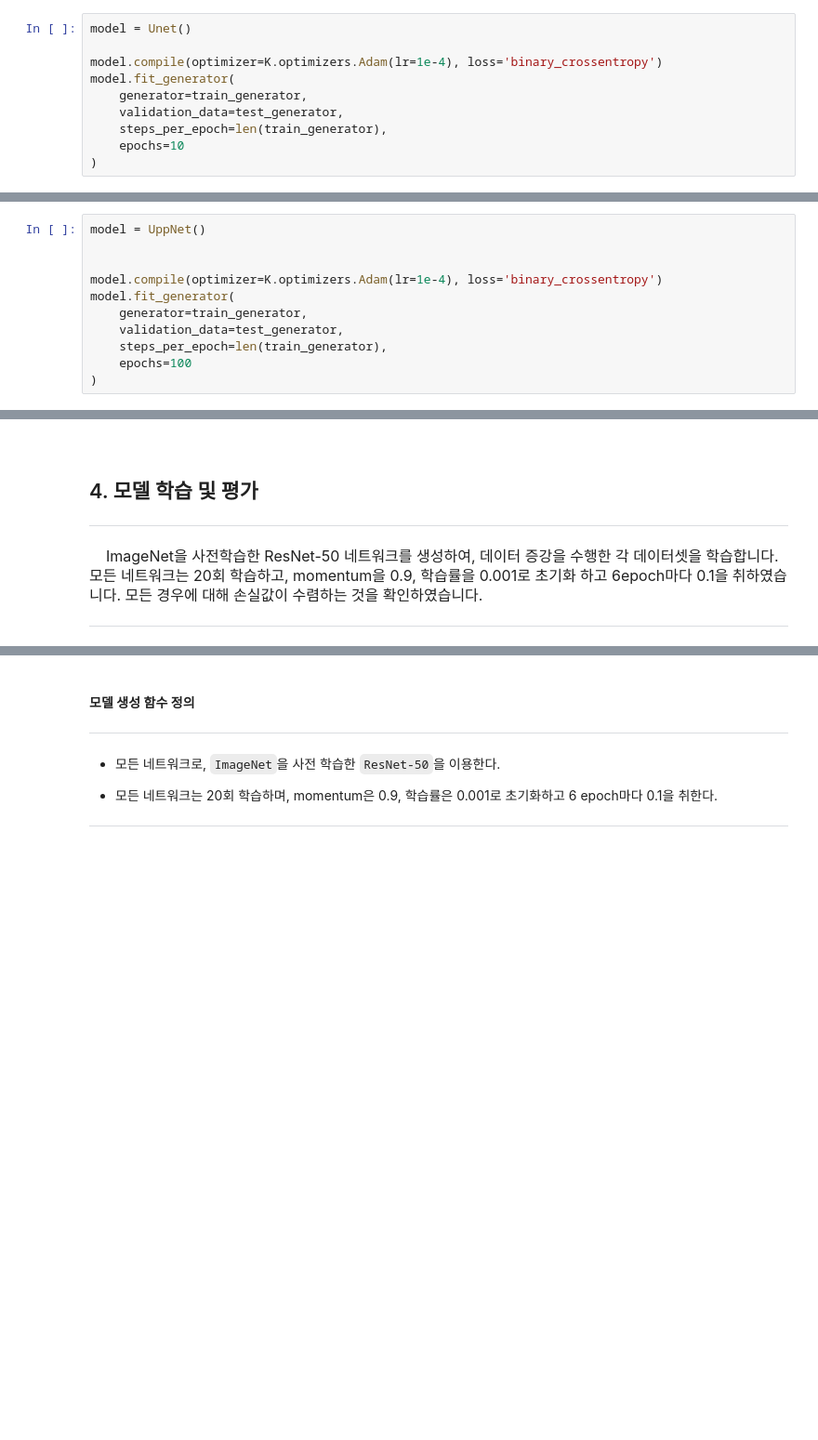
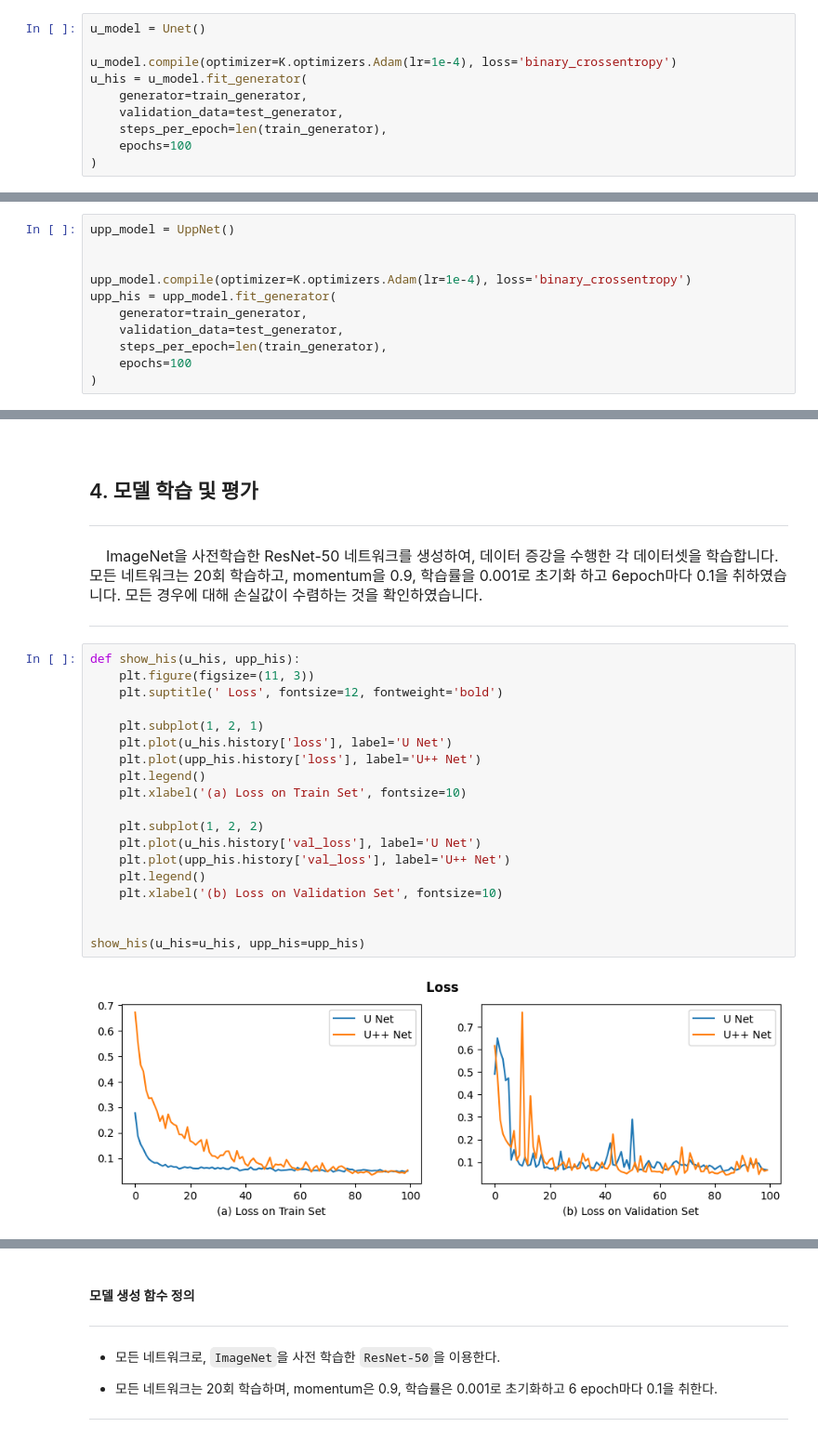
Before and after one commit to YAGI0423/aiffel_going_deeper_cv, a Jupyter notebook: going_deeper_08/GD08_v1_1.ipynb, the cells around one changed output, grey strips where cells are left out. Shown at 93% size. Drawn from its saved outputs; the diff is of its cells as text; blank space fills up the shorter version.

```diff
--- a/going_deeper_08/GD08_v1_1.ipynb
+++ b/going_deeper_08/GD08_v1_1.ipynb
@@ -350,13 +350,13 @@ class Unet(Model):
         inputs = Input(input_shape)
         return Model(inputs, self.call(inputs)).summary()
 # %%
-model = Unet()
+u_model = Unet()
 
-model.compile(optimizer=K.optimizers.Adam(lr=1e-4), loss='binary_crossentropy')
-model.fit_generator(
+u_model.compile(optimizer=K.optimizers.Adam(lr=1e-4), loss='binary_crossentropy')
+u_his = u_model.fit_generator(
     generator=train_generator,
     validation_data=test_generator,
     steps_per_epoch=len(train_generator),
-    epochs=10
+    epochs=100
 )
 # %% [output]
@@ -467,11 +463,11 @@ class UppNet(Model):
         inputs = Input(input_shape)
         return Model(inputs, self.call(inputs)).summary()
 # %%
-model = UppNet()
+upp_model = UppNet()
 
 
-model.compile(optimizer=K.optimizers.Adam(lr=1e-4), loss='binary_crossentropy')
-model.fit_generator(
+upp_model.compile(optimizer=K.optimizers.Adam(lr=1e-4), loss='binary_crossentropy')
+upp_his = upp_model.fit_generator(
     generator=train_generator,
     validation_data=test_generator,
     steps_per_epoch=len(train_generator),
@@ -541,4 +536,25 @@ Epoch 100/100
 </span>
 
 ***
+# %%
+def show_his(u_his, upp_his):
+    plt.figure(figsize=(11, 3))
+    plt.suptitle(' Loss', fontsize=12, fontweight='bold')
+
+    plt.subplot(1, 2, 1)
+    plt.plot(u_his.history['loss'], label='U Net')
+    plt.plot(upp_his.history['loss'], label='U++ Net')
+    plt.legend()
+    plt.xlabel('(a) Loss on Train Set', fontsize=10)
+
+    plt.subplot(1, 2, 2)
+    plt.plot(u_his.history['val_loss'], label='U Net')
+    plt.plot(upp_his.history['val_loss'], label='U++ Net')
+    plt.legend()
+    plt.xlabel('(b) Loss on Validation Set', fontsize=10)
+
+
+show_his(u_his=u_his, upp_his=upp_his)
+# %% [output]
+[figure, added]
 # %%
```
Also changed, not shown: parts of 8 cells of this notebook.
